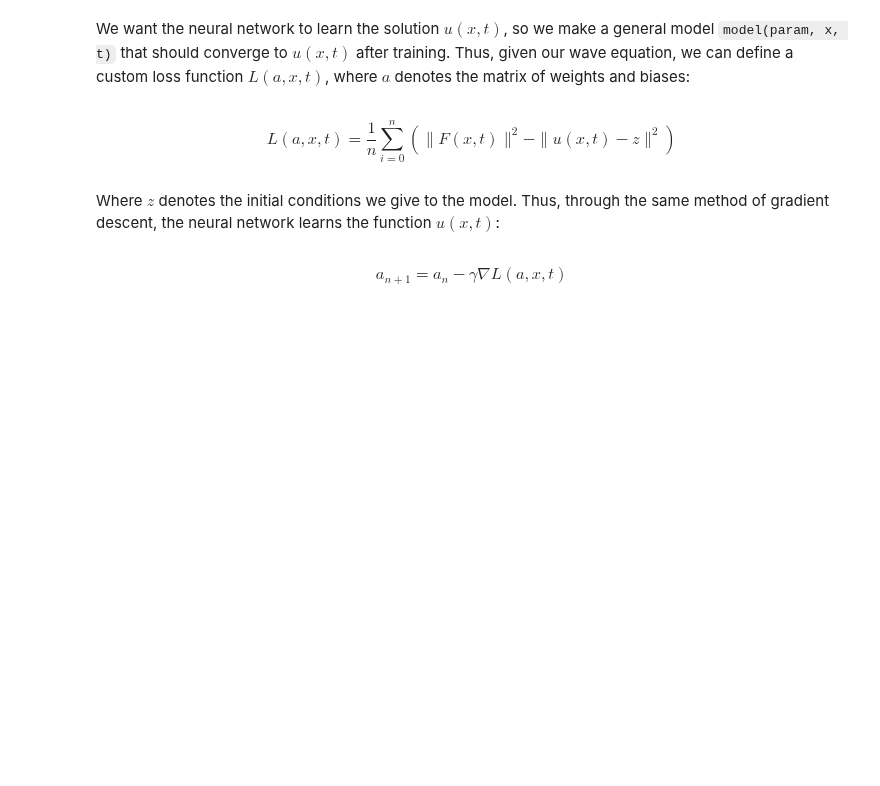
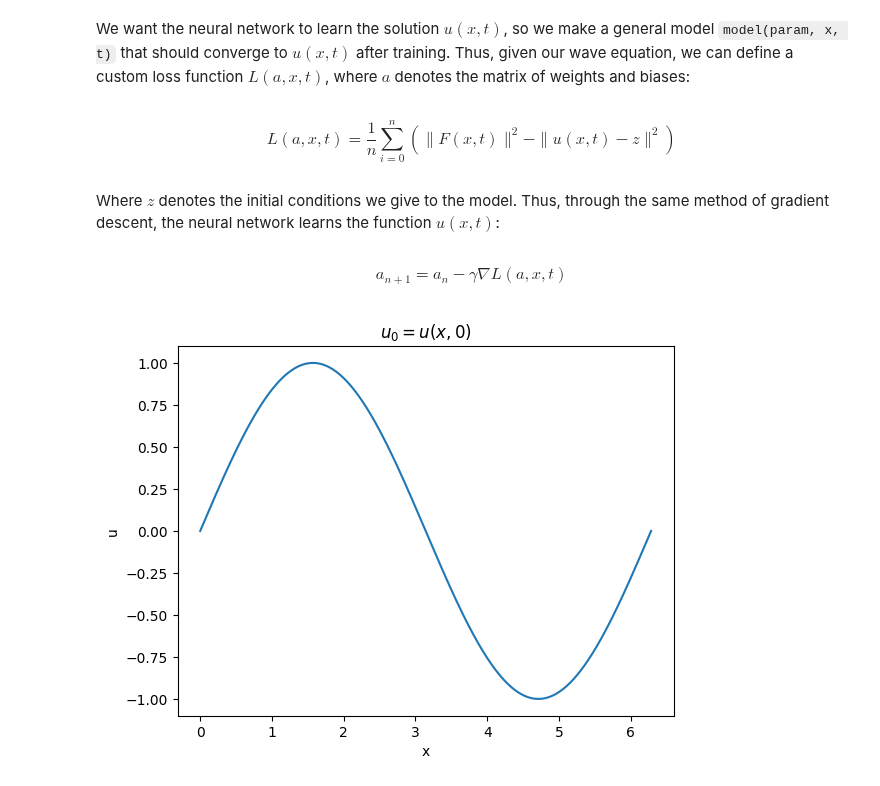
Before and after one commit to Songtech-0912/NN-DE-solvers, a Jupyter notebook: wave-equation.ipynb, the cells around one changed output. Saved outputs shown, nothing was run; the diff lists cells and outputs as text; code cells hidden in the pictures; blank space fills up the shorter version.

```diff
--- a/wave-equation.ipynb
+++ b/wave-equation.ipynb
@@ -61,2 +66,17 @@ df_2dt_2_vect = vmap(df_2dt_2, (None, 0, 0))
+# %%
+samples = 3000
+# %%
+x = jnp.linspace(0, 2 * jnp.pi, samples)
+t = jnp.linspace(0, 1, samples)
+initial = jnp.sin(x)
+zeros = jnp.zeros(samples)
+# %%
+plt.plot(x, initial)
+plt.title(r"$u_0 = u(x, 0)$")
+plt.xlabel("x")
+plt.ylabel("u")
+plt.show()
+# %% [output]
+[figure, added]
 # %%
 # The PDE (what we refer to as F(x, t))
```
Also changed, not shown: parts of 16 cells of this notebook.
